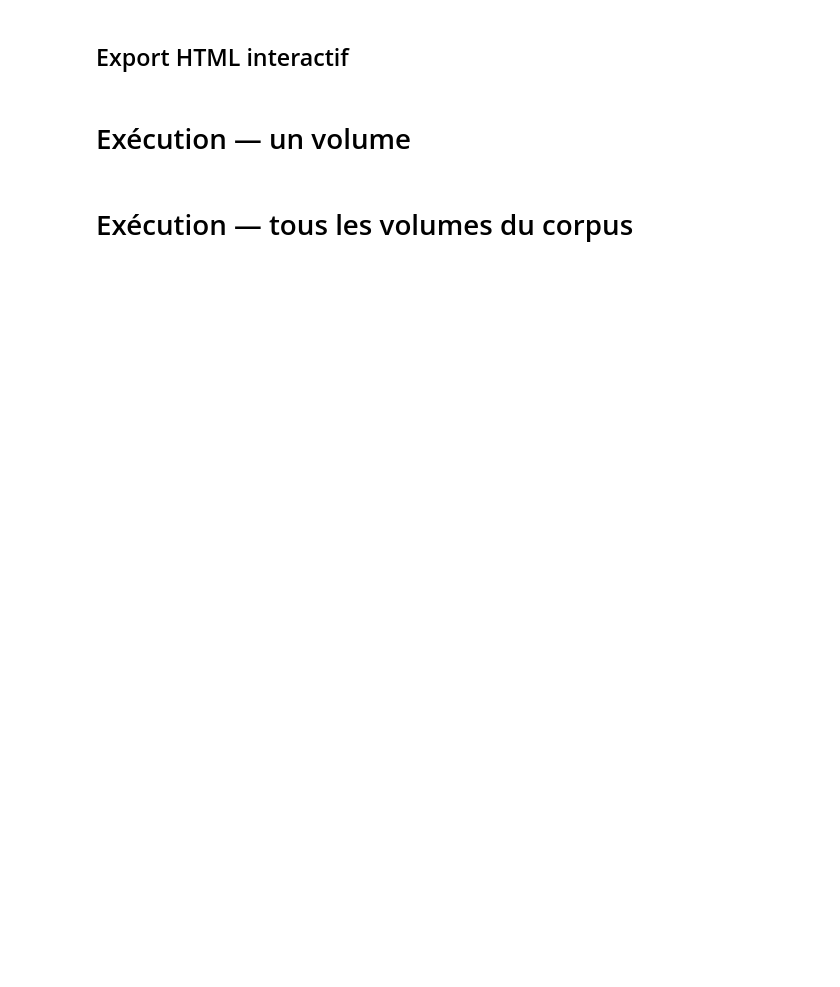
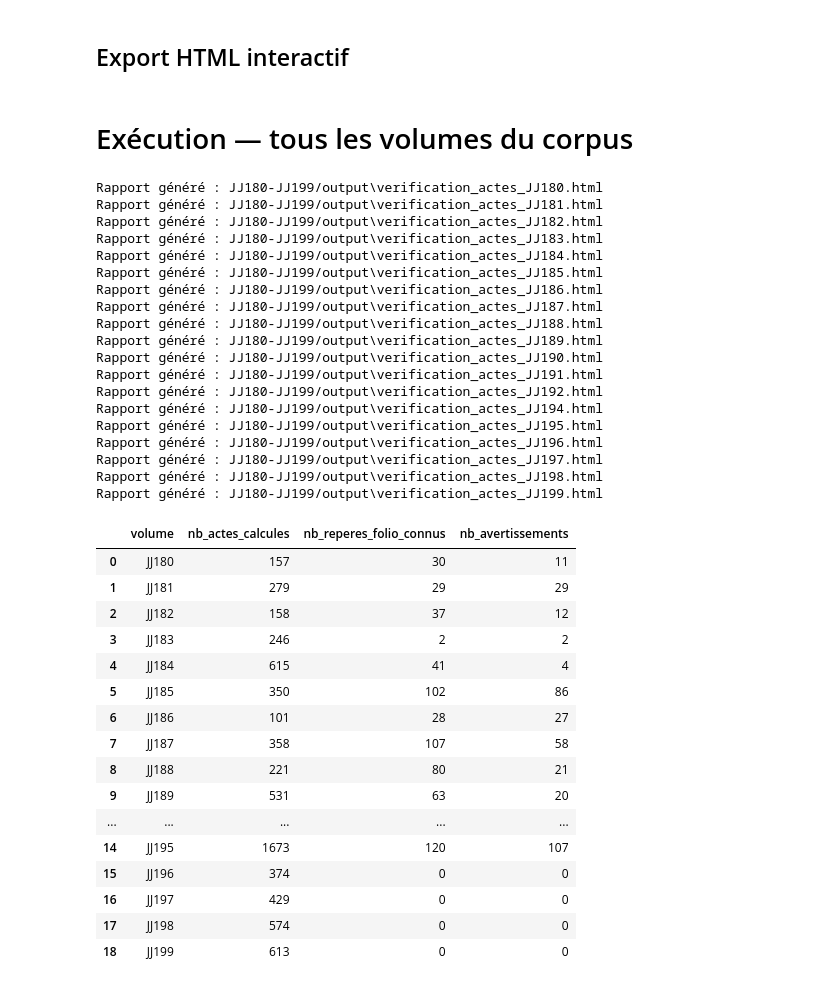
Before and after one commit to oriflamms/himanis, a Jupyter notebook: Acts/src_ipynb/verification_actes_JJ167plus.ipynb, the cells around one changed output. Saved outputs shown, nothing was run; the diff lists cells and outputs as text; code cells hidden in the pictures; blank space fills up the shorter version.

Commit message:
update code verif and htmls

```diff
--- a/Acts/src_ipynb/verification_actes_JJ167plus.ipynb
+++ b/Acts/src_ipynb/verification_actes_JJ167plus.ipynb
@@ -16,7 +16,7 @@ Ce notebook est autonome : il recharge et reconstruit `df_images`, `df_actes`, `
 import os
 import re
 
-corpus = 'JJ167-JJ195'   # à adapter au corpus traité
+corpus = 'JJ180-JJ199'   # à adapter au corpus traité
 
 # Chemins des fichiers sources
 INPUT_ZONES  = f"../List-of-zones/Himanis_Seg_Actes_1200pxmin_{corpus}_labelstudio.csv"       # fichier 1 : zones YOLO
@@ -740,5 +767,3 @@ recompute();
 </body>
 </html>
 """
-# %% [markdown]
-# Exécution — un volume
@@ -762,20 +772,57 @@ df_seq.head(20)
 # %%
 rapports = {}
 for vol in sorted(REGISTRES_CIBLES):
     seq = build_zone_sequence(df_zones, vol)
     if seq.empty:
         continue
     seq = cross_check_sequence(seq, df_actes_out, vol)
     rapports[vol] = seq
     export_interactive_html(seq, vol, os.path.join(OUT_DIR, f'verification_actes_{vol}.html'))
 
 resume = pd.DataFrame([
     {
         'volume': vol,
         'nb_actes_calcules': len(seq),
-        'nb_reperes_connus': seq['act_number_table'].notna().sum(),
+        'nb_reperes_folio_connus': seq['act_number_anchor'].notna().sum(),
         'nb_avertissements': (seq['warning'] != '').sum(),
     }
     for vol, seq in rapports.items()
 ])
 resume
+# %% [output]
+Rapport généré : JJ180-JJ199/output\verification_actes_JJ180.html
+Rapport généré : JJ180-JJ199/output\verification_actes_JJ181.html
+Rapport généré : JJ180-JJ199/output\verification_actes_JJ182.html
+Rapport généré : JJ180-JJ199/output\verification_actes_JJ183.html
+Rapport généré : JJ180-JJ199/output\verification_actes_JJ184.html
+Rapport généré : JJ180-JJ199/output\verification_actes_JJ185.html
+Rapport généré : JJ180-JJ199/output\verification_actes_JJ186.html
+Rapport généré : JJ180-JJ199/output\verification_actes_JJ187.html
+Rapport généré : JJ180-JJ199/output\verification_actes_JJ188.html
+Rapport généré : JJ180-JJ199/output\verification_actes_JJ189.html
+Rapport généré : JJ180-JJ199/output\verification_actes_JJ190.html
+Rapport généré : JJ180-JJ199/output\verification_actes_JJ191.html
+Rapport généré : JJ180-JJ199/output\verification_actes_JJ192.html
+Rapport généré : JJ180-JJ199/output\verification_actes_JJ194.html
+Rapport généré : JJ180-JJ199/output\verification_actes_JJ195.html
+Rapport généré : JJ180-JJ199/output\verification_actes_JJ196.html
+Rapport généré : JJ180-JJ199/output\verification_actes_JJ197.html
+Rapport généré : JJ180-JJ199/output\verification_actes_JJ198.html
+Rapport généré : JJ180-JJ199/output\verification_actes_JJ199.html
+|  | volume | nb_actes_calcules | nb_reperes_folio_connus | nb_avertissements |
+| 0 | JJ180 | 157 | 30 | 11 |
+| 1 | JJ181 | 279 | 29 | 29 |
+| 2 | JJ182 | 158 | 37 | 12 |
+| 3 | JJ183 | 246 | 2 | 2 |
+| 4 | JJ184 | 615 | 41 | 4 |
+| 5 | JJ185 | 350 | 102 | 86 |
+| 6 | JJ186 | 101 | 28 | 27 |
+| 7 | JJ187 | 358 | 107 | 58 |
+| 8 | JJ188 | 221 | 80 | 21 |
+| 9 | JJ189 | 531 | 63 | 20 |
+| ... | ... | ... | ... | ... |
+| 14 | JJ195 | 1673 | 120 | 107 |
+| 15 | JJ196 | 374 | 0 | 0 |
+| 16 | JJ197 | 429 | 0 | 0 |
+| 17 | JJ198 | 574 | 0 | 0 |
+| 18 | JJ199 | 613 | 0 | 0 |
```
Also changed, not shown: parts of 10 cells of this notebook, 20 other files.
